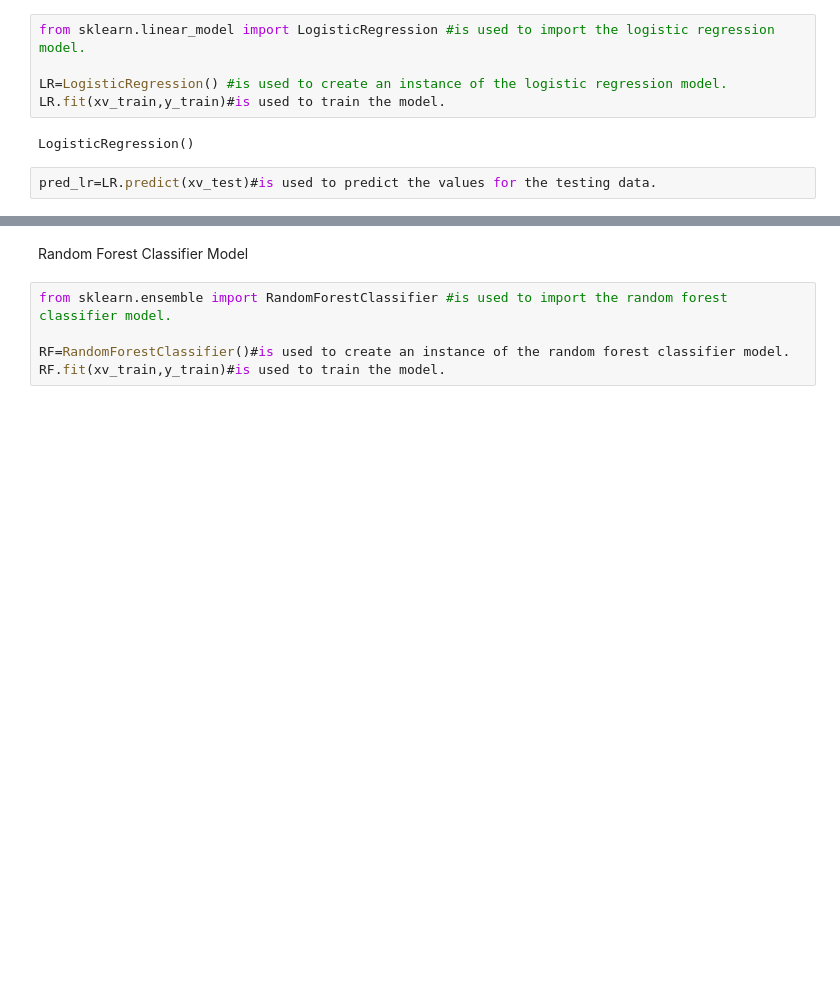
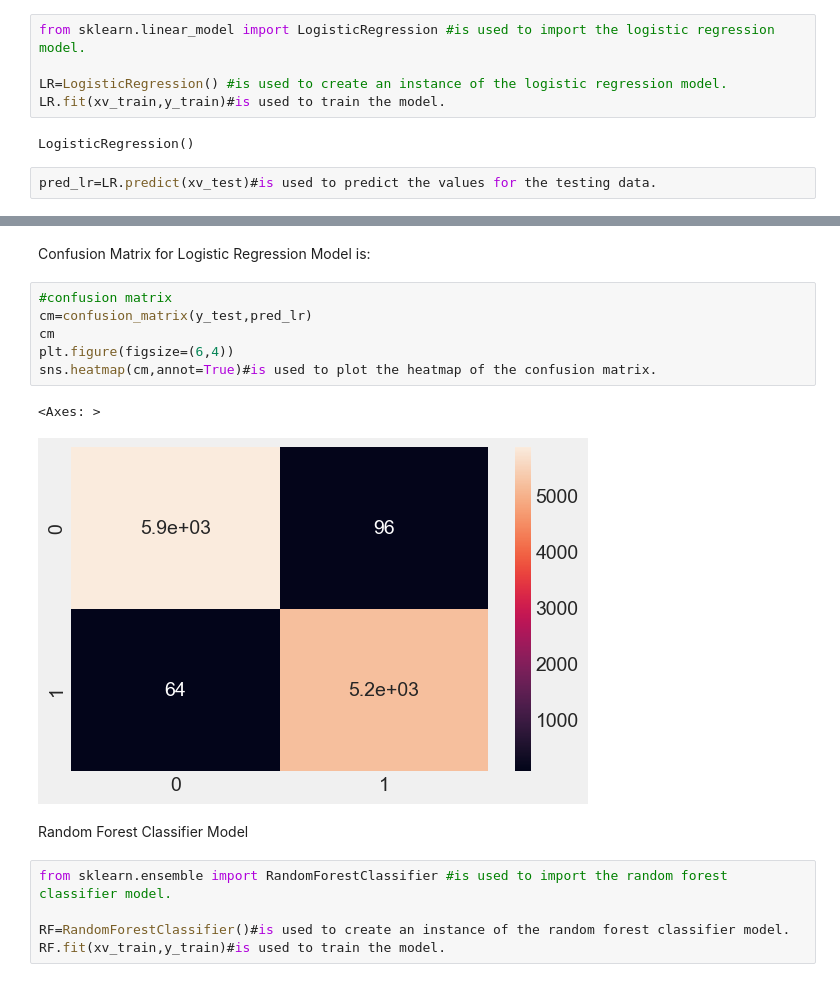
Before and after one commit to prabhjyot009/Fake-News-Detection, a Jupyter notebook: Detection.ipynb, the cells around one changed output, grey strips where cells are left out. Cells and saved outputs as stored; diff of their text form; blank space fills up the shorter version.

```diff
--- a/Detection.ipynb
+++ b/Detection.ipynb
@@ -220,6 +220,17 @@ print(classification_report(y_test,pred_lr))#is used to print the classification
     accuracy                           0.99     11220
    macro avg       0.99      0.99      0.99     11220
 weighted avg       0.99      0.99      0.99     11220
+# %% [markdown]
+Confusion Matrix for Logistic Regression Model is:
+# %%
+#confusion matrix
+cm=confusion_matrix(y_test,pred_lr)
+cm
+plt.figure(figsize=(6,4))
+sns.heatmap(cm,annot=True)#is used to plot the heatmap of the confusion matrix.
+# %% [output]
+<Axes: >
+[figure, added]
 # %% [markdown]
 Random Forest Classifier Model
 # %%
```
Also changed, not shown: parts of 14 cells of this notebook, 1 other file.
